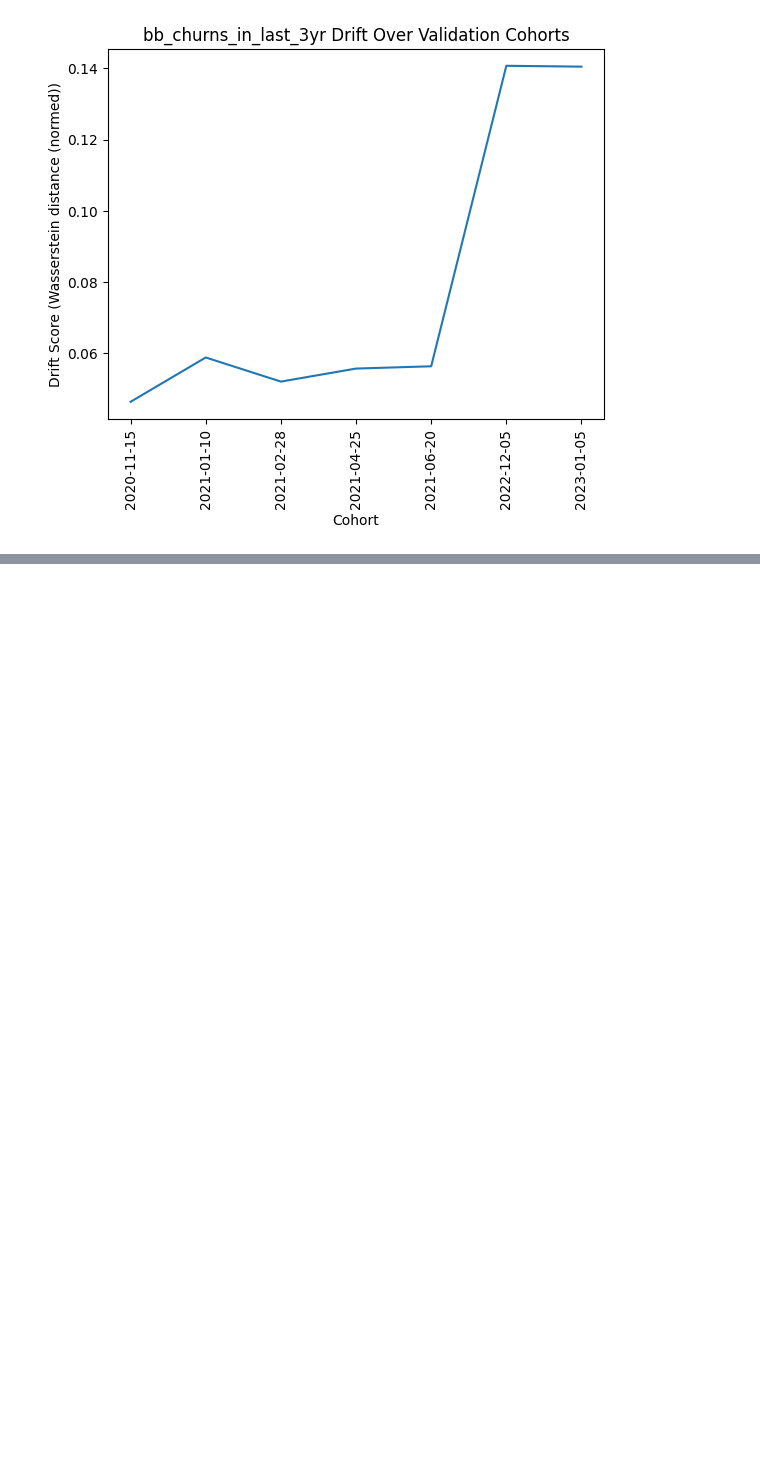
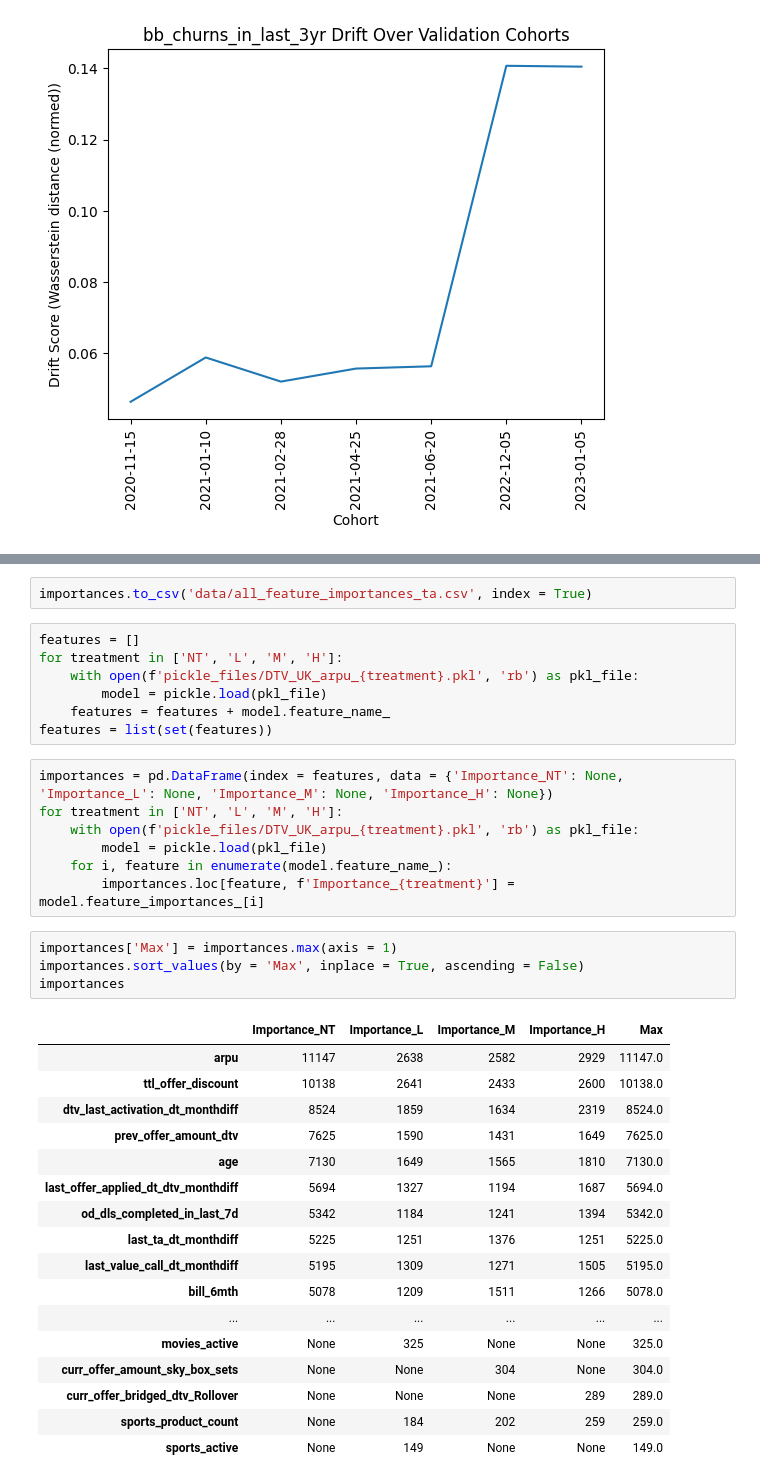
Before and after one commit to RHS23/POM-feature-drift, a Jupyter notebook: data_drift_dashboard.ipynb, the cells around one changed output, grey strips where cells are left out. Drawn from its saved outputs; the diff is of its cells as text; blank space fills up the shorter version.

```diff
--- a/data_drift_dashboard.ipynb
+++ b/data_drift_dashboard.ipynb
@@ -1557,0 +1594,38 @@ plt.show()
+# %%
+importances.to_csv('data/all_feature_importances_ta.csv', index = True)
+# %%
+features = []
+for treatment in ['NT', 'L', 'M', 'H']:
+    with open(f'pickle_files/DTV_UK_arpu_{treatment}.pkl', 'rb') as pkl_file:
+        model = pickle.load(pkl_file)
+    features = features + model.feature_name_
+features = list(set(features))
+# %%
+importances = pd.DataFrame(index = features, data = {'Importance_NT': None, 'Importance_L': None, 'Importance_M': None, 'Importance_H': None})
+for treatment in ['NT', 'L', 'M', 'H']:
+    with open(f'pickle_files/DTV_UK_arpu_{treatment}.pkl', 'rb') as pkl_file:
+        model = pickle.load(pkl_file)
+    for i, feature in enumerate(model.feature_name_):
+        importances.loc[feature, f'Importance_{treatment}'] = model.feature_importances_[i]
+# %%
+importances['Max'] = importances.max(axis = 1)
+importances.sort_values(by = 'Max', inplace = True, ascending = False)
+importances
+# %% [output]
+|  | Importance_NT | Importance_L | Importance_M | Importance_H | Max |
+| arpu | 11147 | 2638 | 2582 | 2929 | 11147.0 |
+| ttl_offer_discount | 10138 | 2641 | 2433 | 2600 | 10138.0 |
+| dtv_last_activation_dt_monthdiff | 8524 | 1859 | 1634 | 2319 | 8524.0 |
+| prev_offer_amount_dtv | 7625 | 1590 | 1431 | 1649 | 7625.0 |
+| age | 7130 | 1649 | 1565 | 1810 | 7130.0 |
+| last_offer_applied_dt_dtv_monthdiff | 5694 | 1327 | 1194 | 1687 | 5694.0 |
+| od_dls_completed_in_last_7d | 5342 | 1184 | 1241 | 1394 | 5342.0 |
+| last_ta_dt_monthdiff | 5225 | 1251 | 1376 | 1251 | 5225.0 |
+| last_value_call_dt_monthdiff | 5195 | 1309 | 1271 | 1505 | 5195.0 |
+| bill_6mth | 5078 | 1209 | 1511 | 1266 | 5078.0 |
+| ... | ... | ... | ... | ... | ... |
+| movies_active | None | 325 | None | None | 325.0 |
+| curr_offer_amount_sky_box_sets | None | None | 304 | None | 304.0 |
+| curr_offer_bridged_dtv_Rollover | None | None | None | 289 | 289.0 |
+| sports_product_count | None | 184 | 202 | 259 | 259.0 |
+| sports_active | None | 149 | None | None | 149.0 |
```
Also changed, not shown: parts of 7 cells of this notebook, 2 other files.
